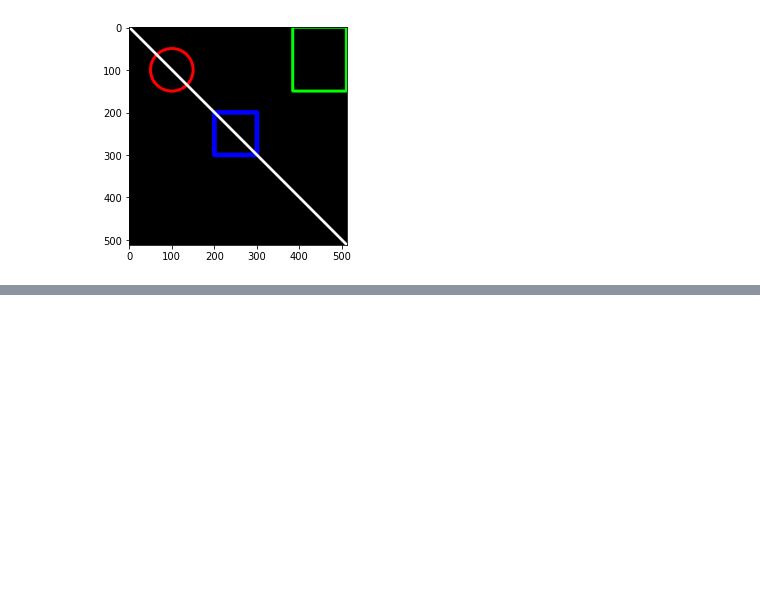
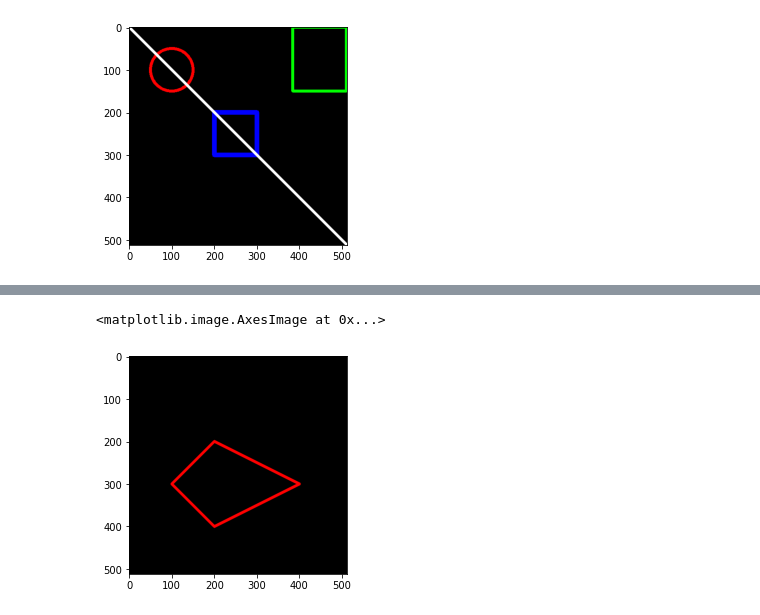
Before and after one commit to MuhammadRezaPehlevi0218/PCVK_Genap_2022, a Jupyter notebook: week2.ipynb, the cells around one changed output, grey strips where cells are left out. Saved outputs shown, nothing was run; the diff lists cells and outputs as text; code cells hidden in the pictures; blank space fills up the shorter version.

```diff
--- a/week2.ipynb
+++ b/week2.ipynb
@@ -89,0 +94,3 @@ cv.putText(black_reza,text='Hello',org=(10,500),font)
+# %%
+black_reza2=np.zeros(shape=(512,512,3),dtype=np.int32)
+plt.imshow(black_reza2)
@@ -89,0 +100,6 @@ cv.putText(black_reza,text='Hello',org=(10,500),font)
+# %%
+vertices=np.array([[100,300],
+                   [200,200],
+                   [400,300],
+                   [200,400]],dtype=np.int32)
+vertices
@@ -89,0 +111,3 @@ cv.putText(black_reza,text='Hello',org=(10,500),font)
+# %%
+pts=vertices.reshape((-1,1,2))
+pts
@@ -89,0 +122,6 @@ cv.putText(black_reza,text='Hello',org=(10,500),font)
+# %%
+cv.polylines(black_reza2,[pts],isClosed=True,color=(255,0,0),thickness=5)
+plt.imshow(black_reza2)
+# %% [output]
+<matplotlib.image.AxesImage at 0x...>
+[figure, added]
```
Also changed, not shown: parts of 4 cells of this notebook.
